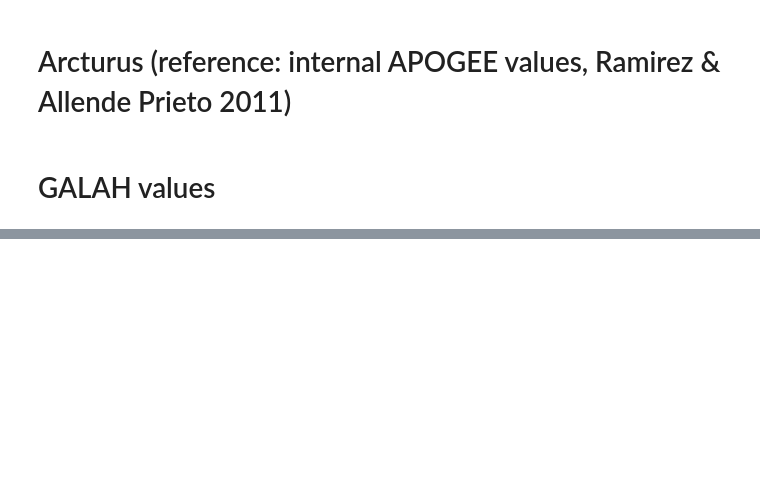
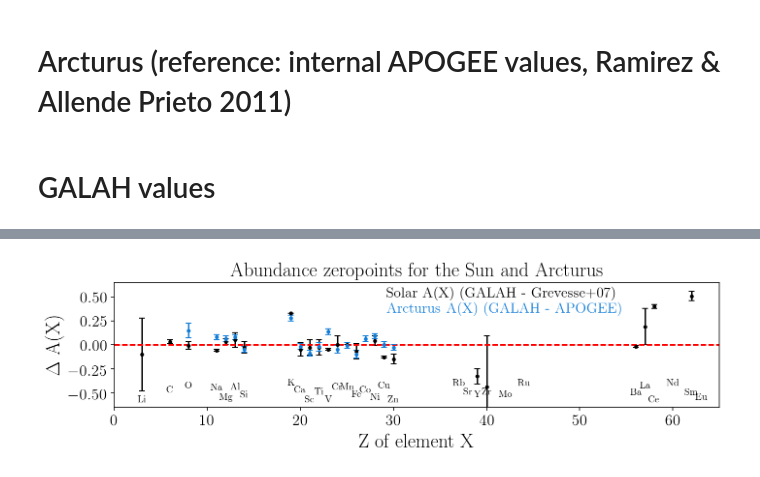
Before and after one commit to svenbuder/GALAH_DR3, a Jupyter notebook: abundance_zeropoints/abundance_zeropoints.ipynb, the cells around one changed output, grey strips where cells are left out. Drawn from its saved outputs; the diff is of its cells as text; code cells hidden in the pictures; blank space fills up the shorter version.

Commit message:
sun and arcturus combined

```diff
--- a/abundance_zeropoints/abundance_zeropoints.ipynb
+++ b/abundance_zeropoints/abundance_zeropoints.ipynb
@@ -409,0 +460,5 @@ plt.savefig('figures/abundance_zeropoints_arcturus.png', dpi=300, bbox_inches='t
+# %%
+print('Element','Sun','Arcturus')
+for it, each_key in enumerate(sun.keys()):
+    if each_key not in ['Teff','logg','fe_h','mass','lbol','age']:
+        print(each_key,float(galah_sun[each_key][0]) - float(sun[each_key][0]),float(galah_arcturus[each_key][0]) - float(arcturus[each_key][0]))
@@ -409,0 +483,48 @@ plt.savefig('figures/abundance_zeropoints_arcturus.png', dpi=300, bbox_inches='t
+# %%
+kwargs_errorbar = dict(color = 'k', capsize=3, fmt='o', ms=3)
+
+f, (ax1) = plt.subplots(1, figsize=(10,3))
+
+ax1.axhline(0, color='r', ls='dashed')
+ax1.set_ylim(-0.651, 0.651)
+ax1.set_xlim(0,65)
+
+#ax1.text(0.45,0.975,'Solar A(X) (GALAH - Asplund+09)', fontsize=15, color='k',transform=ax1.transAxes,ha='left',va='top')
+ax1.text(0.45,0.975,'Solar A(X) (GALAH - Grevesse+07)', fontsize=15, color='k',transform=ax1.transAxes,ha='left',va='top')
+ax1.text(0.45,0.85,'Arcturus A(X) (GALAH - APOGEE)', fontsize=15, color=willi_blau,transform=ax1.transAxes,ha='left',va='top')
+
+ax1.set_yticks([-0.5, -0.25, 0.0, 0.25, 0.5])
+
+for it, each_key in enumerate(sun.keys()):
+    if each_key not in ['Teff','logg','fe_h','mass','lbol','age']:
+        ax1.errorbar(
+            sun[each_key][2],
+            float(galah_sun[each_key][0]) - float(sun[each_key][0]),
+            yerr = np.sqrt(float(galah_sun[each_key][1])**2 + float(sun[each_key][1])**2),
+            **kwargs_errorbar
+            )
+        ax1.text(sun[each_key][2], -.6 + it%8*0.025, each_key[2:],ha='center')
+
+kwargs_errorbar = dict(color = willi_blau, capsize=3, fmt='o', ms=3)
+
+ax1.set_title('Abundance zeropoints for the Sun and Arcturus', fontsize=20)
+
+ax1.axhline(0, color='r', ls='dashed')
+ax1.set_ylim(-0.651, 0.651)
+ax1.set_xlim(0,65)
+ax1.set_xlabel('Z of element X')
+ax1.set_ylabel(r'$\Delta$ A(X)')
+
+for it, each_key in enumerate(sun.keys()):
+    if each_key not in ['Teff','logg','fe_h','mass','lbol','age']:
+        ax1.errorbar(
+            sun[each_key][2],
+            float(galah_arcturus[each_key][0]) - float(arcturus[each_key][0]),
+            yerr = np.sqrt(float(galah_arcturus[each_key][1])**2 + float(arcturus[each_key][1])**2),
+            **kwargs_errorbar
+            )
+
+plt.tight_layout()
+plt.savefig('figures/abundance_zeropoints.png', dpi=300, bbox_inches='tight')
+# %% [output]
+[figure, added]
```
Also changed, not shown: parts of 10 cells of this notebook, 1 other file.
